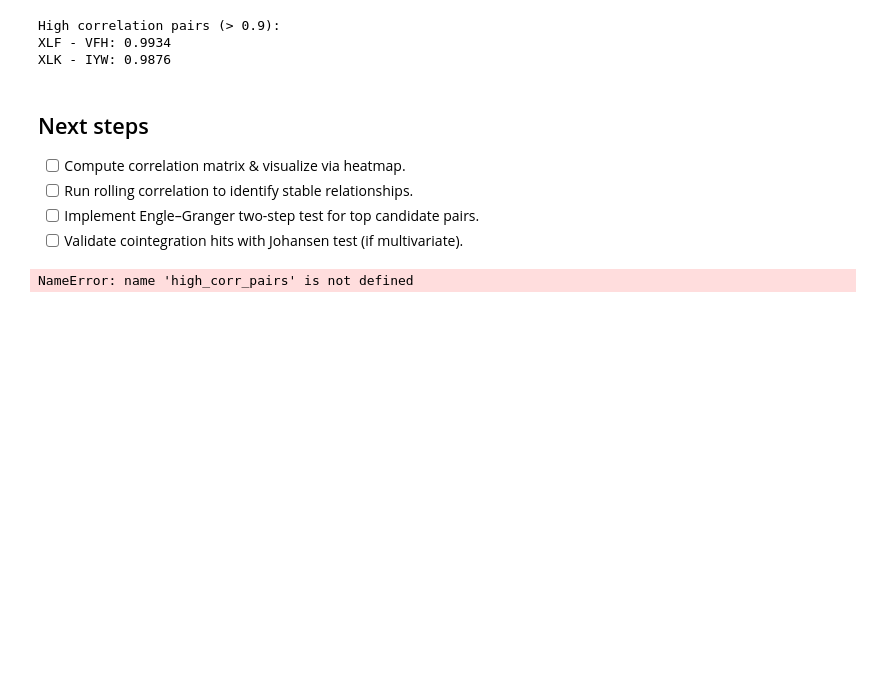
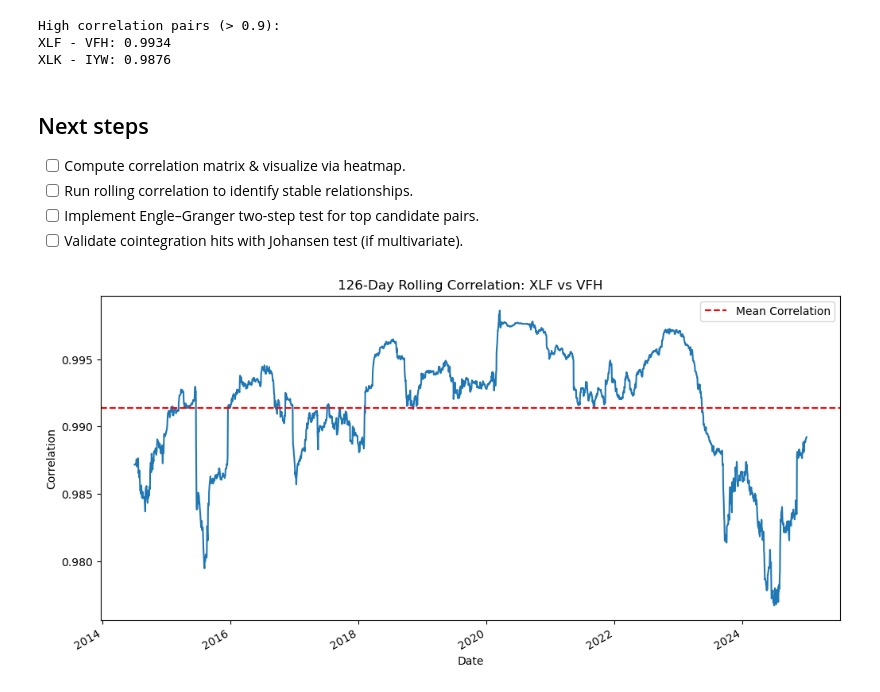
Before and after one commit to LukeSaccius/pairs-trading-sector-etf, a Jupyter notebook: notebooks/week1_data_cointegration.ipynb, the cells around one changed output. Cells and saved outputs as stored; diff of their text form; code cells hidden in the pictures; blank space fills up the shorter version.

Commit message:
Add ETF pair scanning pipeline and notebooks

```diff
--- a/notebooks/week1_data_cointegration.ipynb
+++ b/notebooks/week1_data_cointegration.ipynb
@@ -45,6 +45,19 @@ prices = download_etf_data(
 save_raw_data(prices, RAW_OUTPUT)
 summary = validate_price_data(prices)
 
+from pathlib import Path
+import json
+
+VALIDATION_PATH = project_root / "results" / "data_validation_week1.json"
+VALIDATION_PATH.parent.mkdir(parents=True, exist_ok=True)
+
+with open(VALIDATION_PATH, "w") as f:
+    json.dump(summary, f, indent=2)
+
+print(f"Validation summary saved to: {VALIDATION_PATH}")
+summary
+
+
 print(f"Downloaded price frame shape: {prices.shape}")
 try:
     display(prices.head())
@@ -95,22 +131,22 @@ XLK - IYW: 0.9876
 # %%
 # Rolling correlation analysis for the top pair
 # This helps check if the relationship is stable over time or just a temporary regime
 
-if high_corr_pairs:
+if "high_corr_pairs" in globals() and high_corr_pairs:
     # Pick the pair with the highest correlation
     top_pair = sorted(high_corr_pairs, key=lambda x: x[2], reverse=True)[0]
     t1, t2, _ = top_pair
 
     window = 126 # Approx 6 months of trading days
     rolling_corr = returns[t1].rolling(window=window).corr(returns[t2])
 
     plt.figure(figsize=(12, 6))
     rolling_corr.plot(title=f'{window}-Day Rolling Correlation: {t1} vs {t2}')
     plt.axhline(rolling_corr.mean(), color='r', linestyle='--', label='Mean Correlation')
     plt.legend()
     plt.ylabel('Correlation')
     plt.show()
 else:
     print("No high correlation pairs found to analyze.")
 # %% [output]
-NameError: name 'high_corr_pairs' is not defined
+[figure, added]
```
Also changed, not shown: parts of 1 cell of this notebook, 14 other files.
